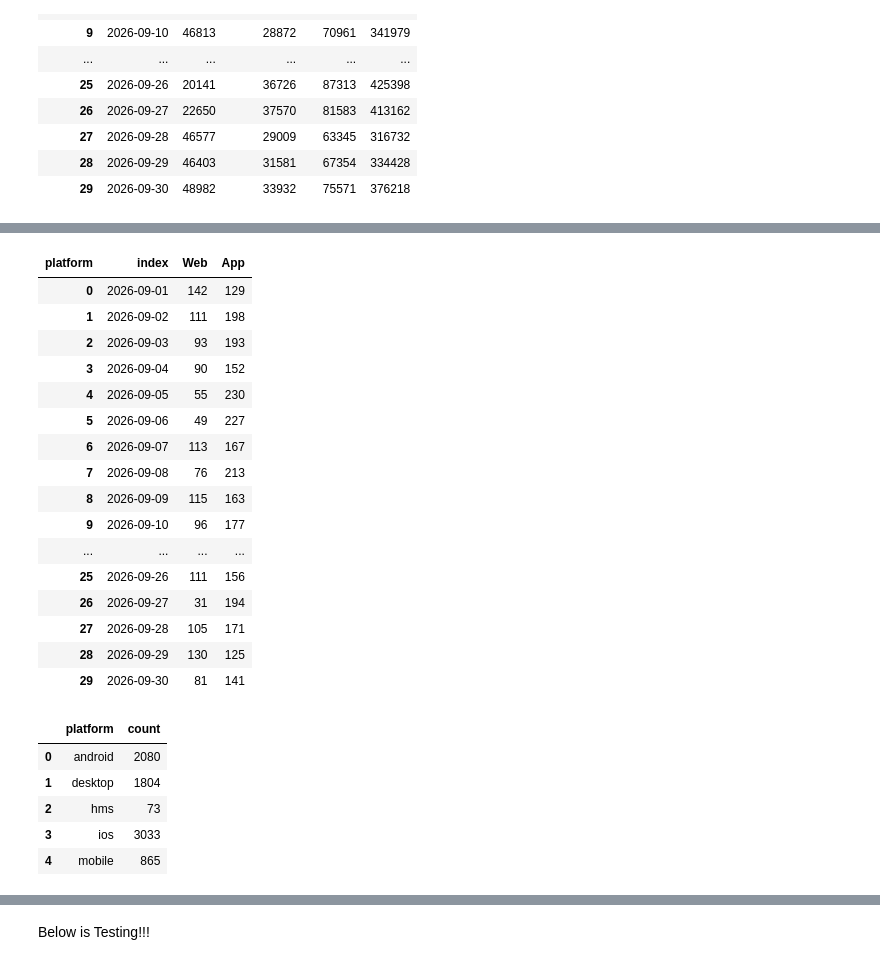
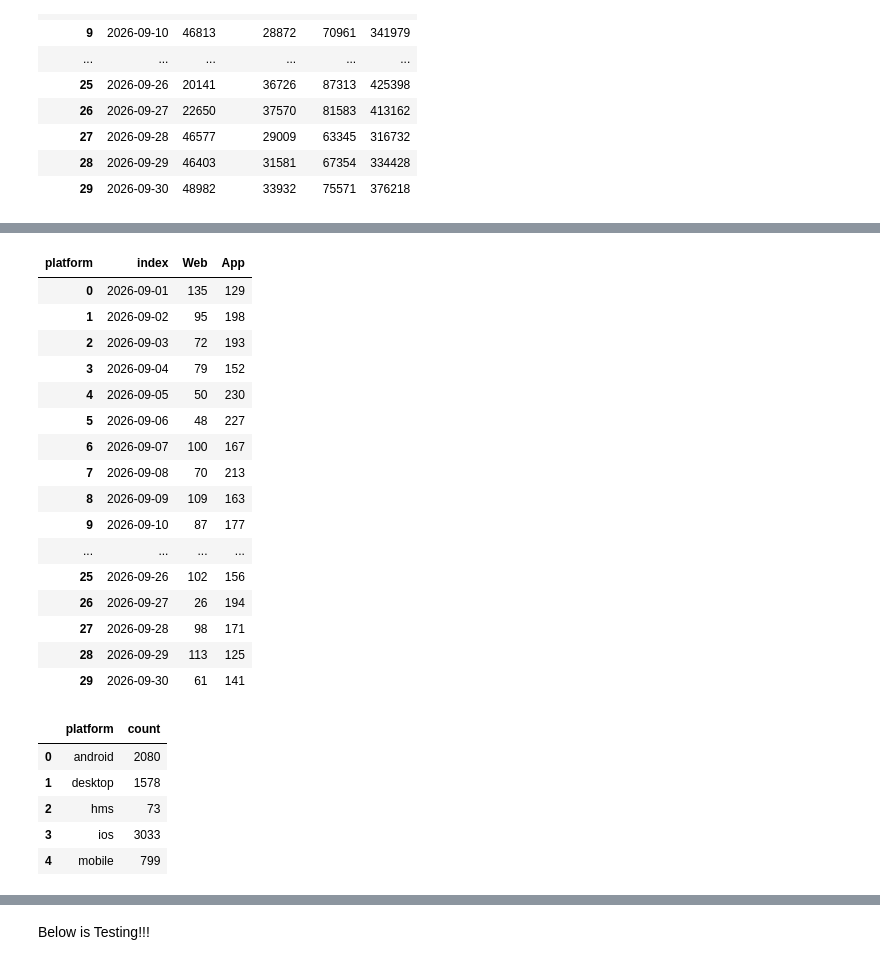
Before and after one commit to lenaopr/2026_09, a Jupyter notebook: 2026_10/2026_10_02/LSLS/LSLS_10.ipynb, the cells around one changed output, grey strips where cells are left out. Drawn from its saved outputs; the diff is of its cells as text; code cells hidden in the pictures.

```diff
--- a/2026_10/2026_10_02/LSLS/LSLS_10.ipynb
+++ b/2026_10/2026_10_02/LSLS/LSLS_10.ipynb
@@ -217,47 +141,47 @@ pivoted_df_2
 # %%
-pivoted_df_2_ios = df_big_query_2_2_ios.pivot(index='querydate', columns='platform', values='count')
-pivoted_df_2_ios = pivoted_df_2_ios.reindex(index=all_dates, fill_value=0).fillna(0)
+pivoted_df_2 = df_big_query_2_2.pivot(index='querydate', columns='platform', values='count')
+pivoted_df_2 = pivoted_df_2.reindex(index=all_dates, fill_value=0).fillna(0)
 
 expected_platforms = ["desktop", "mobile", "ios", "android", "hms"]
-pivoted_df_2_ios = pivoted_df_2_ios.reindex(columns=expected_platforms, fill_value=0)
+pivoted_df_2 = pivoted_df_2.reindex(columns=expected_platforms, fill_value=0)
 
-pivoted_df_2_ios["Web"]=pivoted_df_2_ios["desktop"] + pivoted_df_2_ios["mobile"]
-pivoted_df_2_ios["App"]=pivoted_df_2_ios["ios"] + pivoted_df_2_ios["android"] + pivoted_df_2_ios["hms"]
-pivoted_df_2_ios =pivoted_df_2_ios[["Web","App"]]
+pivoted_df_2["Web"]=pivoted_df_2["desktop"] + pivoted_df_2["mobile"]
+pivoted_df_2["App"]=pivoted_df_2["ios"] + pivoted_df_2["android"] + pivoted_df_2["hms"]
+pivoted_df_2 =pivoted_df_2[["Web","App"]]
 
-pivoted_df_2_ios.index.name = None
-pivoted_df_2_ios.reset_index(inplace=True)
-pivoted_df_2_ios["index"] = pivoted_df_2_ios["index"].dt.date
-pivoted_df_2_ios
+pivoted_df_2.index.name = None
+pivoted_df_2.reset_index(inplace=True)
+pivoted_df_2["index"] = pivoted_df_2["index"].dt.date
+pivoted_df_2
 # %% [output]
 | platform | index | Web | App |
-| 0 | 2026-09-01 | 142 | 129 |
-| 1 | 2026-09-02 | 111 | 198 |
-| 2 | 2026-09-03 | 93 | 193 |
-| 3 | 2026-09-04 | 90 | 152 |
-| 4 | 2026-09-05 | 55 | 230 |
-| 5 | 2026-09-06 | 49 | 227 |
-| 6 | 2026-09-07 | 113 | 167 |
-| 7 | 2026-09-08 | 76 | 213 |
-| 8 | 2026-09-09 | 115 | 163 |
-| 9 | 2026-09-10 | 96 | 177 |
+| 0 | 2026-09-01 | 135 | 129 |
+| 1 | 2026-09-02 | 95 | 198 |
+| 2 | 2026-09-03 | 72 | 193 |
+| 3 | 2026-09-04 | 79 | 152 |
+| 4 | 2026-09-05 | 50 | 230 |
+| 5 | 2026-09-06 | 48 | 227 |
+| 6 | 2026-09-07 | 100 | 167 |
+| 7 | 2026-09-08 | 70 | 213 |
+| 8 | 2026-09-09 | 109 | 163 |
+| 9 | 2026-09-10 | 87 | 177 |
 | ... | ... | ... | ... |
-| 25 | 2026-09-26 | 111 | 156 |
-| 26 | 2026-09-27 | 31 | 194 |
-| 27 | 2026-09-28 | 105 | 171 |
-| 28 | 2026-09-29 | 130 | 125 |
-| 29 | 2026-09-30 | 81 | 141 |
+| 25 | 2026-09-26 | 102 | 156 |
+| 26 | 2026-09-27 | 26 | 194 |
+| 27 | 2026-09-28 | 98 | 171 |
+| 28 | 2026-09-29 | 113 | 125 |
+| 29 | 2026-09-30 | 61 | 141 |
 # %%
 # group by platform but not date
-df_big_query_2_2_ios_grouped_by_platform = df_big_query_2_2_ios.groupby('platform', as_index=False)['count'].sum()
-df_big_query_2_2_ios_grouped_by_platform
+df_big_query_2_2_platform = df_big_query_2_2.groupby('platform', as_index=False)['count'].sum()
+df_big_query_2_2_platform
 # %% [output]
 |  | platform | count |
 | 0 | android | 2080 |
-| 1 | desktop | 1804 |
+| 1 | desktop | 1578 |
 | 2 | hms | 73 |
 | 3 | ios | 3033 |
-| 4 | mobile | 865 |
+| 4 | mobile | 799 |
 # %%
 with pd.ExcelWriter(excel_name, engine="openpyxl", mode="a", if_sheet_exists="overlay") as writer:
 #     book = load_workbook(excel_name)
```
Also changed, not shown: parts of 10 cells of this notebook, 10 other files.
